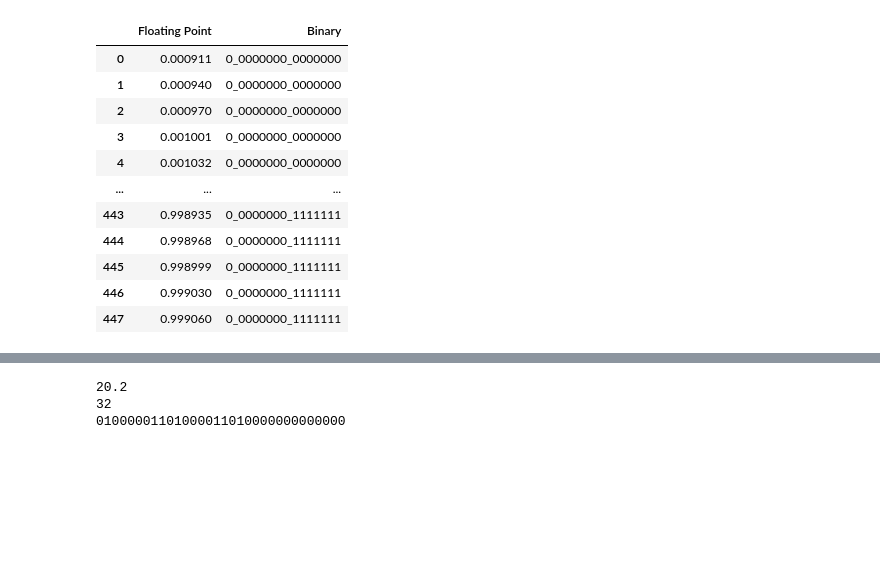
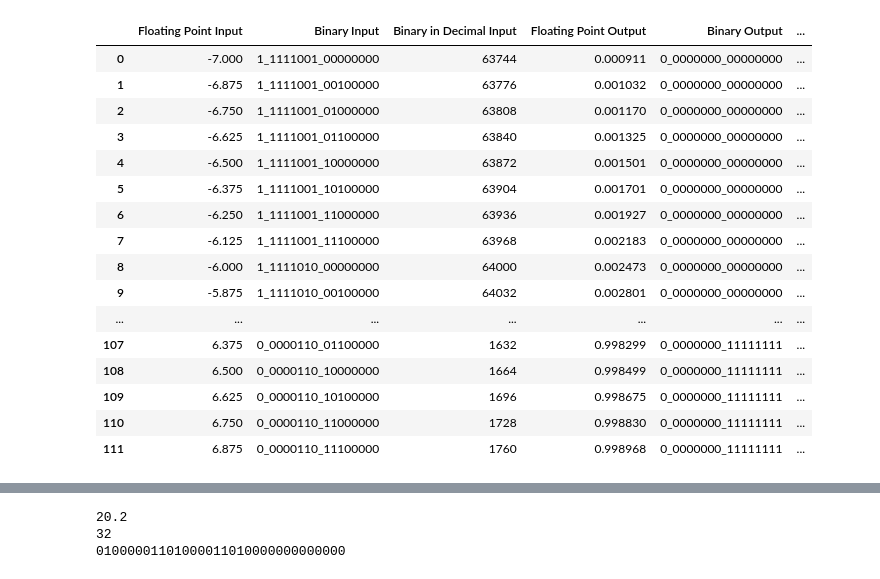
Before and after one commit to Arycast/AutoEncoder_dumbo, a Jupyter notebook: main_v1-2.ipynb, the cells around one changed output, grey strips where cells are left out. Saved outputs shown, nothing was run; the diff lists cells and outputs as text; code cells hidden in the pictures; blank space fills up the shorter version.

Commit message:
Fix Two's Complement for Floating Point

```diff
--- a/main_v1-2.ipynb
+++ b/main_v1-2.ipynb
@@ -185,25 +221,38 @@ def sigmoid (x):
   return(1/(1+math.exp(-1*x)))
 
 
-step = 0.5**5
-print(f"{step}   {14 / step}")
+step = 0.5**3
+#print(f"{step}   {14 / step}")
 high_x_range = 7
 low_x_range = -7
 
 output = []
 bin_out = []
 x = []
+bin_in = []
+bin_in_pos = []
+
+binDec_in = []
+binDec_out = []
+
+
 accumulator_2 = 0
 
 accumulator = low_x_range
 while (accumulator < high_x_range):
-   output.append(sigmoid(accumulator))
-   #print(output)
-   x.append(accumulator)
-   accumulator = accumulator+step
-   accumulator_2 = accumulator_2+1
-   bin_out.append(float16_to_bin(sigmoid(accumulator)))
-   #bin_out += float16_to_bin(sigmoid(accumulator)) + ','
+  output.append(sigmoid(accumulator))
+
+  x.append(accumulator)
+  bin_in.append(float16_to_bin(x[accumulator_2])[0])
+  bin_in_pos.append(float16_to_bin(-1 * x[accumulator_2])[0])
+  binDec_in.append(float16_to_bin(x[accumulator_2])[1])
+
+  accumulator = accumulator+step
+  accumulator_2 = accumulator_2+1
+
+  bin_out.append(float16_to_bin(sigmoid(accumulator))[0])
+  binDec_out.append(float16_to_bin(sigmoid(accumulator))[1])
+  #bin_out += float16_to_bin(sigmoid(accumulator)) + ','
 
 #print(bin(0.1))
 
@@ -212,9 +261,27 @@ plt.show()
 print(output)
 print(bin_out)
 
-data = {'Floating Point' : output,
-        'Binary' : bin_out}
+
+
+f = open("sigmoid_lut.txt","w")
+the_text = ""
+for i in range (0,112):
+  the_text = '{:<9}'.format(str(binDec_in[i])) + ":\tresult = 16'd" + str(binDec_out[i]) + "\n"
+  f.write(the_text)
+f.close()
+print(accumulator_2)
+
+pd.set_option('display.max_rows', None)
+data = {'Floating Point Input' : x,
+        'Binary Input' : bin_in,
+        'Binary in Decimal Input' : binDec_in,
+        #'Binary Input Pos' : bin_in_pos,
+        'Floating Point Output' : output,
+        'Binary Output' : bin_out,
+        'Binary in Decimal Output' : binDec_out}
 
 df = pd.DataFrame(data)
 df
+
+#df.to_csv('sigmoid_lut.csv', index=False)
 # %% [output]
@@ -225,12 +292,17 @@ df
-|  | Floating Point | Binary |
-| 0 | 0.000911 | 0_0000000_0000000 |
-| 1 | 0.000940 | 0_0000000_0000000 |
-| 2 | 0.000970 | 0_0000000_0000000 |
-| 3 | 0.001001 | 0_0000000_0000000 |
-| 4 | 0.001032 | 0_0000000_0000000 |
-| ... | ... | ... |
-| 443 | 0.998935 | 0_0000000_1111111 |
-| 444 | 0.998968 | 0_0000000_1111111 |
-| 445 | 0.998999 | 0_0000000_1111111 |
-| 446 | 0.999030 | 0_0000000_1111111 |
-| 447 | 0.999060 | 0_0000000_1111111 |
+|  | Floating Point Input | Binary Input | Binary in Decimal Input | Floating Point Output | Binary Output | ... |
+| 0 | -7.000 | 1_1111001_00000000 | 63744 | 0.000911 | 0_0000000_00000000 | ... |
+| 1 | -6.875 | 1_1111001_00100000 | 63776 | 0.001032 | 0_0000000_00000000 | ... |
+| 2 | -6.750 | 1_1111001_01000000 | 63808 | 0.001170 | 0_0000000_00000000 | ... |
+| 3 | -6.625 | 1_1111001_01100000 | 63840 | 0.001325 | 0_0000000_00000000 | ... |
+| 4 | -6.500 | 1_1111001_10000000 | 63872 | 0.001501 | 0_0000000_00000000 | ... |
+| 5 | -6.375 | 1_1111001_10100000 | 63904 | 0.001701 | 0_0000000_00000000 | ... |
+| 6 | -6.250 | 1_1111001_11000000 | 63936 | 0.001927 | 0_0000000_00000000 | ... |
+| 7 | -6.125 | 1_1111001_11100000 | 63968 | 0.002183 | 0_0000000_00000000 | ... |
+| 8 | -6.000 | 1_1111010_00000000 | 64000 | 0.002473 | 0_0000000_00000000 | ... |
+| 9 | -5.875 | 1_1111010_00100000 | 64032 | 0.002801 | 0_0000000_00000000 | ... |
+| ... | ... | ... | ... | ... | ... | ... |
+| 107 | 6.375 | 0_0000110_01100000 | 1632 | 0.998299 | 0_0000000_11111111 | ... |
+| 108 | 6.500 | 0_0000110_10000000 | 1664 | 0.998499 | 0_0000000_11111111 | ... |
+| 109 | 6.625 | 0_0000110_10100000 | 1696 | 0.998675 | 0_0000000_11111111 | ... |
+| 110 | 6.750 | 0_0000110_11000000 | 1728 | 0.998830 | 0_0000000_11111111 | ... |
+| 111 | 6.875 | 0_0000110_11100000 | 1760 | 0.998968 | 0_0000000_11111111 | ... |
```
Also changed, not shown: parts of 2 cells of this notebook.
